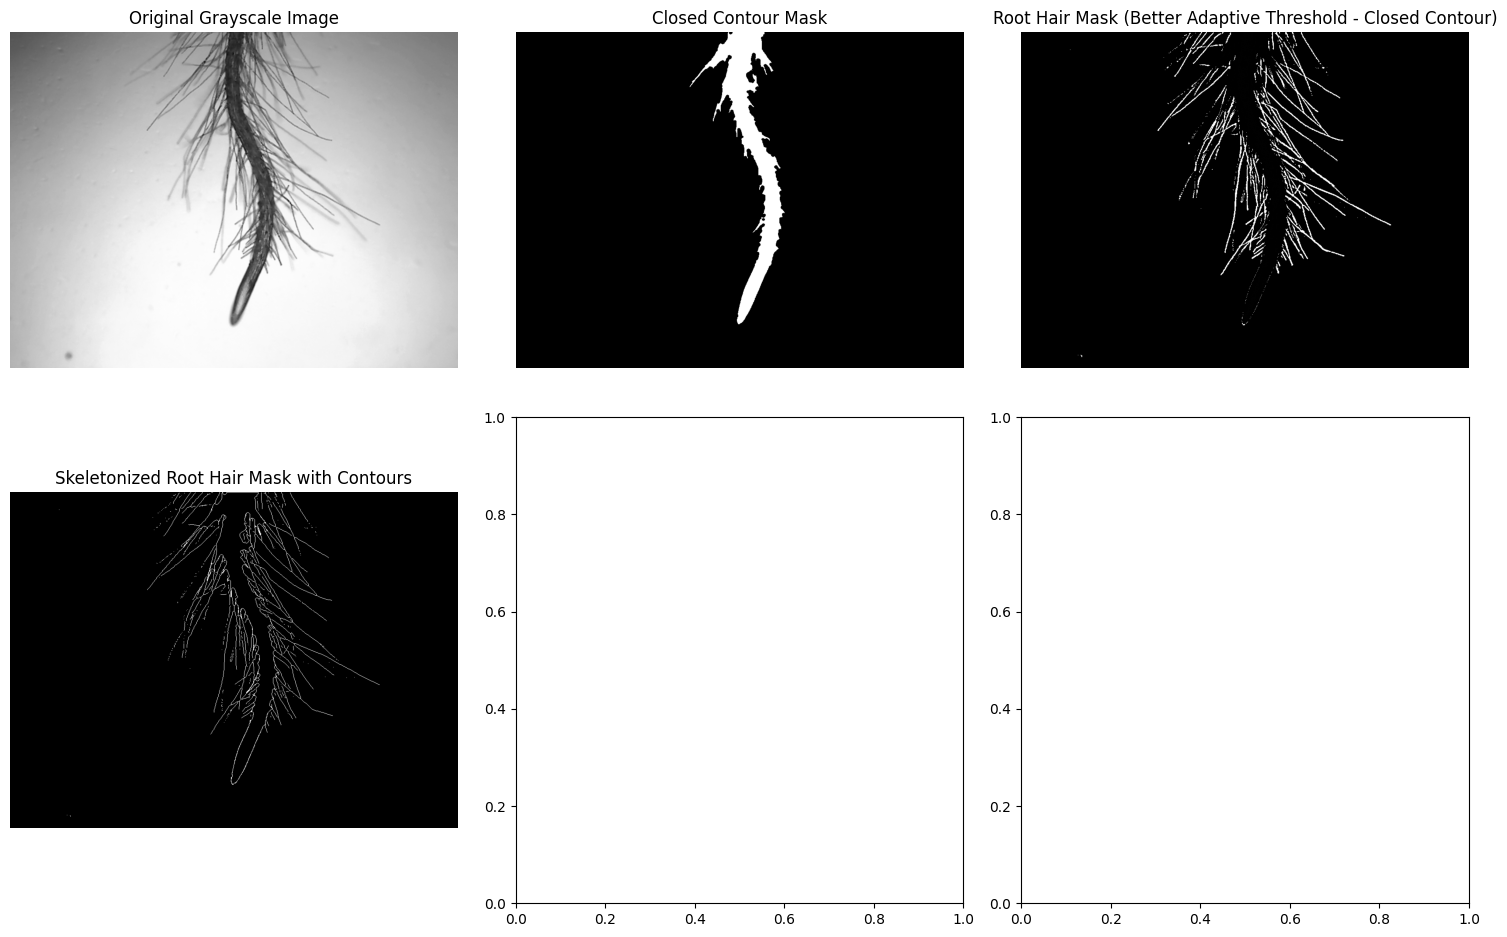
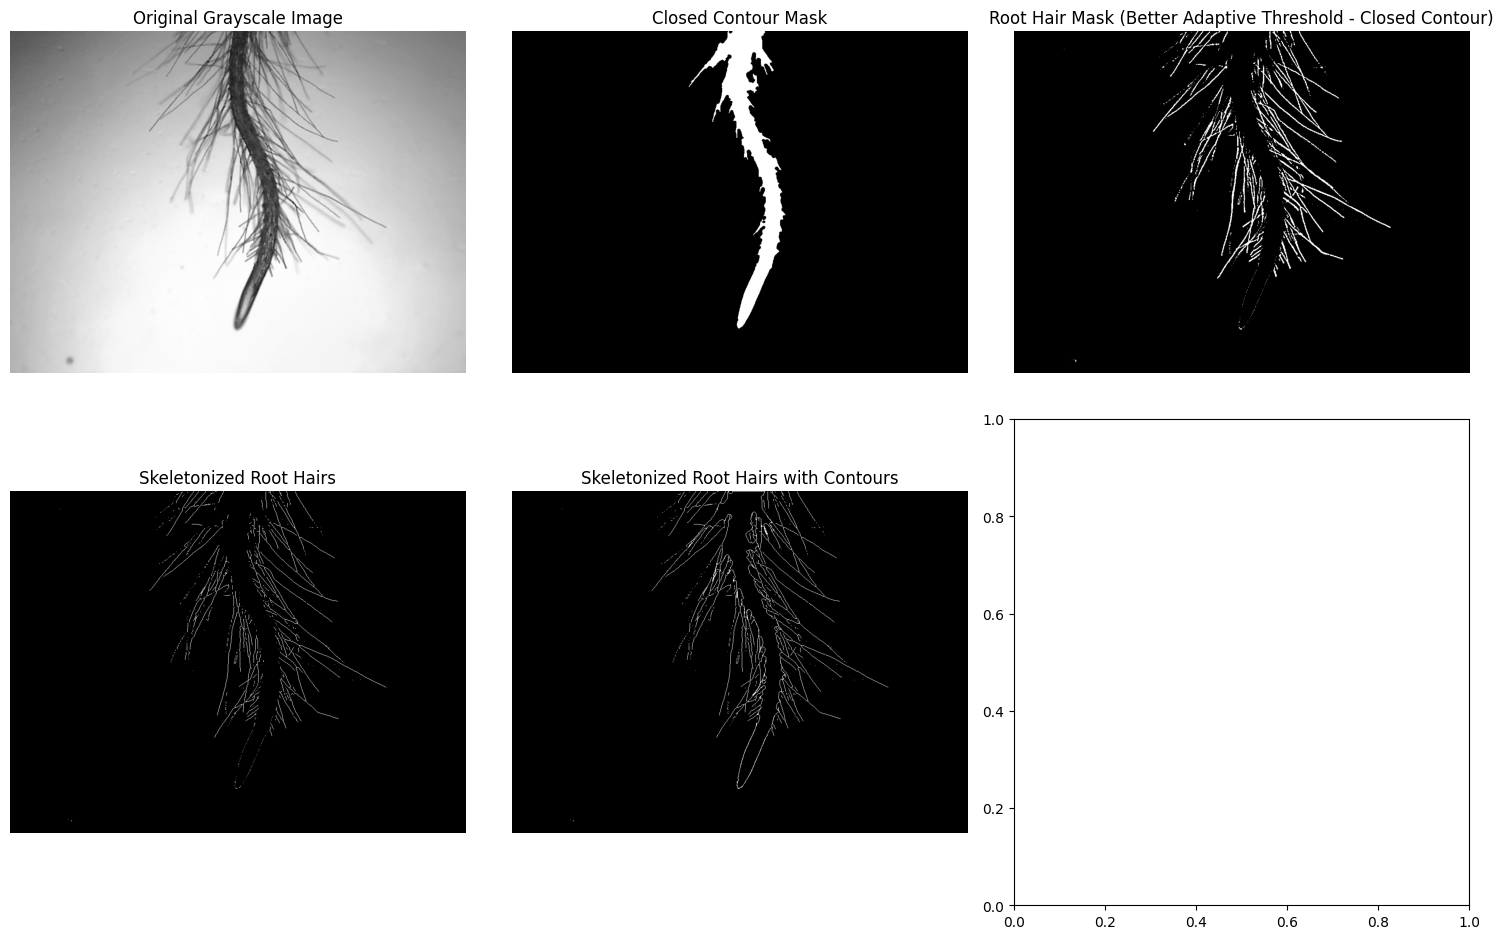
Code edit (unified diff) that turned the first committed figure into the second:
--- before
+++ after
@@ -9,7 +9,10 @@
 ax[0, 2].set_title('Root Hair Mask (Better Adaptive Threshold - Closed Contour)')
 ax[0, 2].axis('off')
-ax[1, 0].imshow(skeletonized, cmap='gray')
-ax[1, 0].set_title('Skeletonized Root Hair Mask with Contours')
+ax[1, 0].imshow(skeletonized_hairs, cmap='gray')
+ax[1, 0].set_title('Skeletonized Root Hairs')
 ax[1, 0].axis('off')
+ax[1, 1].imshow(skeletonized_hairs_with_contours, cmap='gray')
+ax[1, 1].set_title('Skeletonized Root Hairs with Contours')
+ax[1, 1].axis('off')
 plt.tight_layout()
 plt.show()

Commit: update